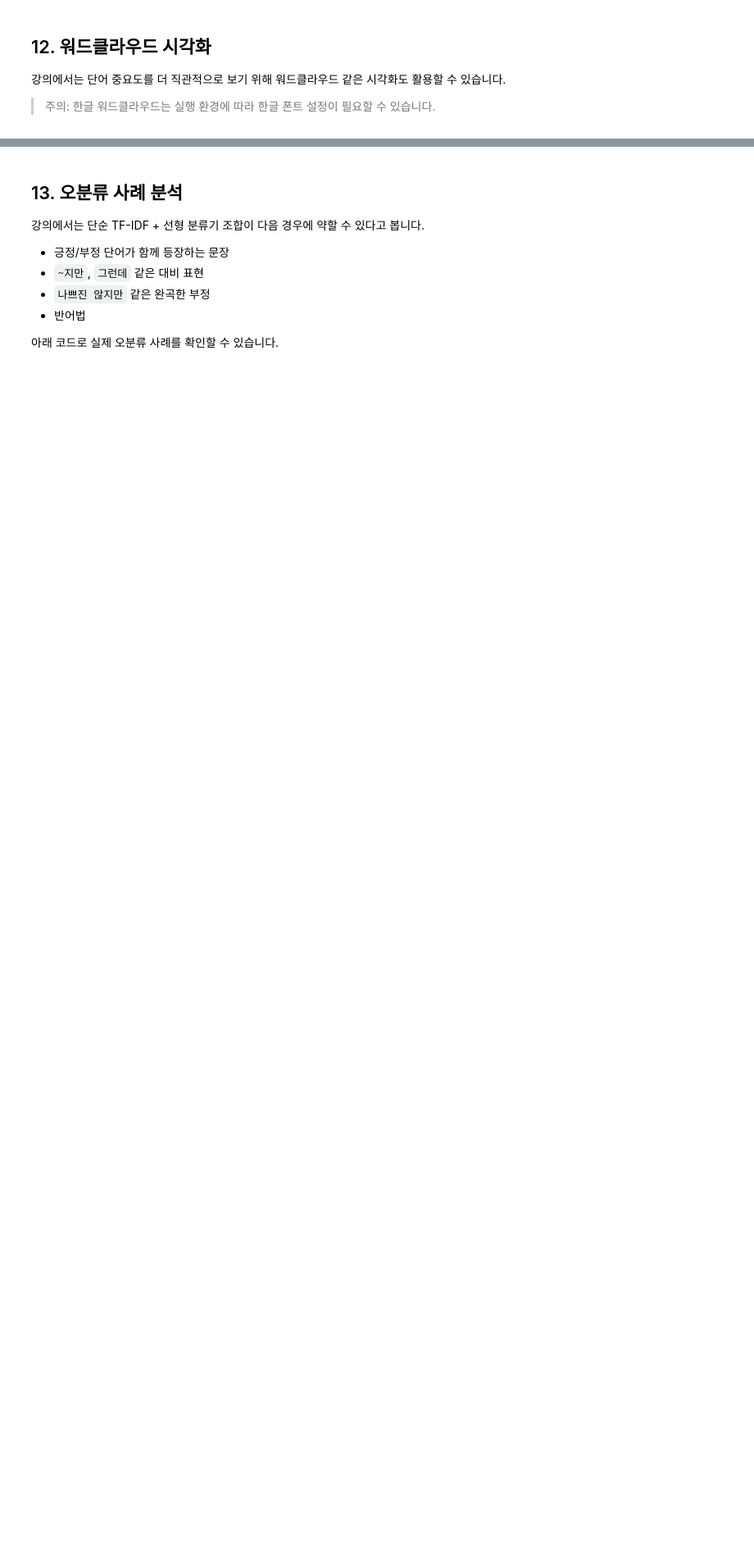
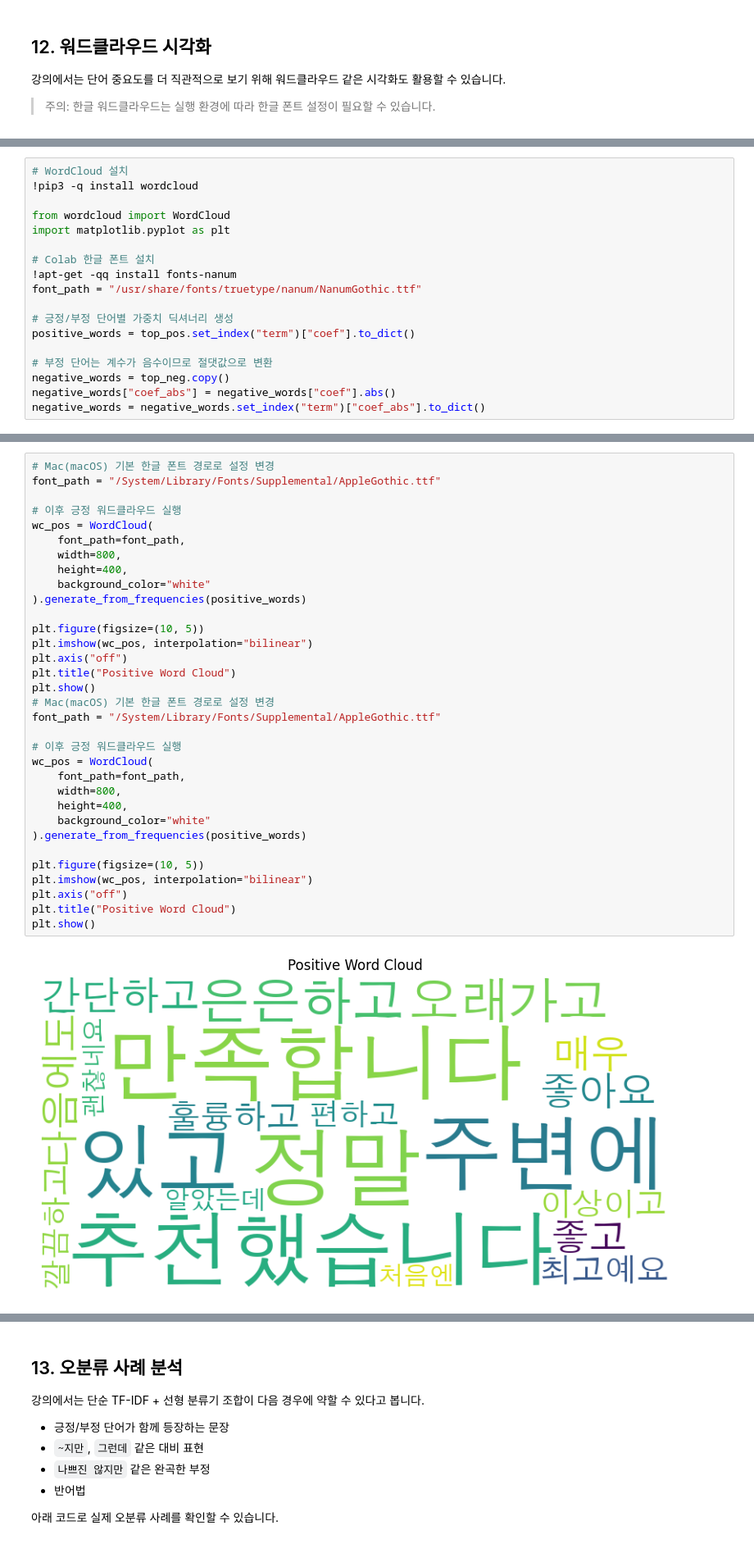
Before and after one commit to hyscodebase/Big-data-application-practice1, a Jupyter notebook: Week12/week12[Alex].ipynb, the cells around one changed output, grey strips where cells are left out. Shown at 82% size. Cells and saved outputs as stored; diff of their text form; blank space fills up the shorter version.

```diff
--- a/Week12/week12[Alex].ipynb
+++ b/Week12/week12[Alex].ipynb
@@ -377,0 +425,18 @@ except Exception as e:
+# %%
+# WordCloud 설치
+!pip3 -q install wordcloud
+
+from wordcloud import WordCloud
+import matplotlib.pyplot as plt
+
+# Colab 한글 폰트 설치
+!apt-get -qq install fonts-nanum
+font_path = "/usr/share/fonts/truetype/nanum/NanumGothic.ttf"
+
+# 긍정/부정 단어별 가중치 딕셔너리 생성
+positive_words = top_pos.set_index("term")["coef"].to_dict()
+
+# 부정 단어는 계수가 음수이므로 절댓값으로 변환
+negative_words = top_neg.copy()
+negative_words["coef_abs"] = negative_words["coef"].abs()
+negative_words = negative_words.set_index("term")["coef_abs"].to_dict()
@@ -377,0 +447,35 @@ except Exception as e:
+# %%
+# Mac(macOS) 기본 한글 폰트 경로로 설정 변경
+font_path = "/System/Library/Fonts/Supplemental/AppleGothic.ttf"
+
+# 이후 긍정 워드클라우드 실행
+wc_pos = WordCloud(
+    font_path=font_path,
+    width=800,
+    height=400,
+    background_color="white"
+).generate_from_frequencies(positive_words)
+
+plt.figure(figsize=(10, 5))
+plt.imshow(wc_pos, interpolation="bilinear")
+plt.axis("off")
+plt.title("Positive Word Cloud")
+plt.show()
+# Mac(macOS) 기본 한글 폰트 경로로 설정 변경
+font_path = "/System/Library/Fonts/Supplemental/AppleGothic.ttf"
+
+# 이후 긍정 워드클라우드 실행
+wc_pos = WordCloud(
+    font_path=font_path,
+    width=800,
+    height=400,
+    background_color="white"
+).generate_from_frequencies(positive_words)
+
+plt.figure(figsize=(10, 5))
+plt.imshow(wc_pos, interpolation="bilinear")
+plt.axis("off")
+plt.title("Positive Word Cloud")
+plt.show()
+# %% [output]
+[figure, added]
```
Also changed, not shown: parts of 50 cells of this notebook, 1 other file.
